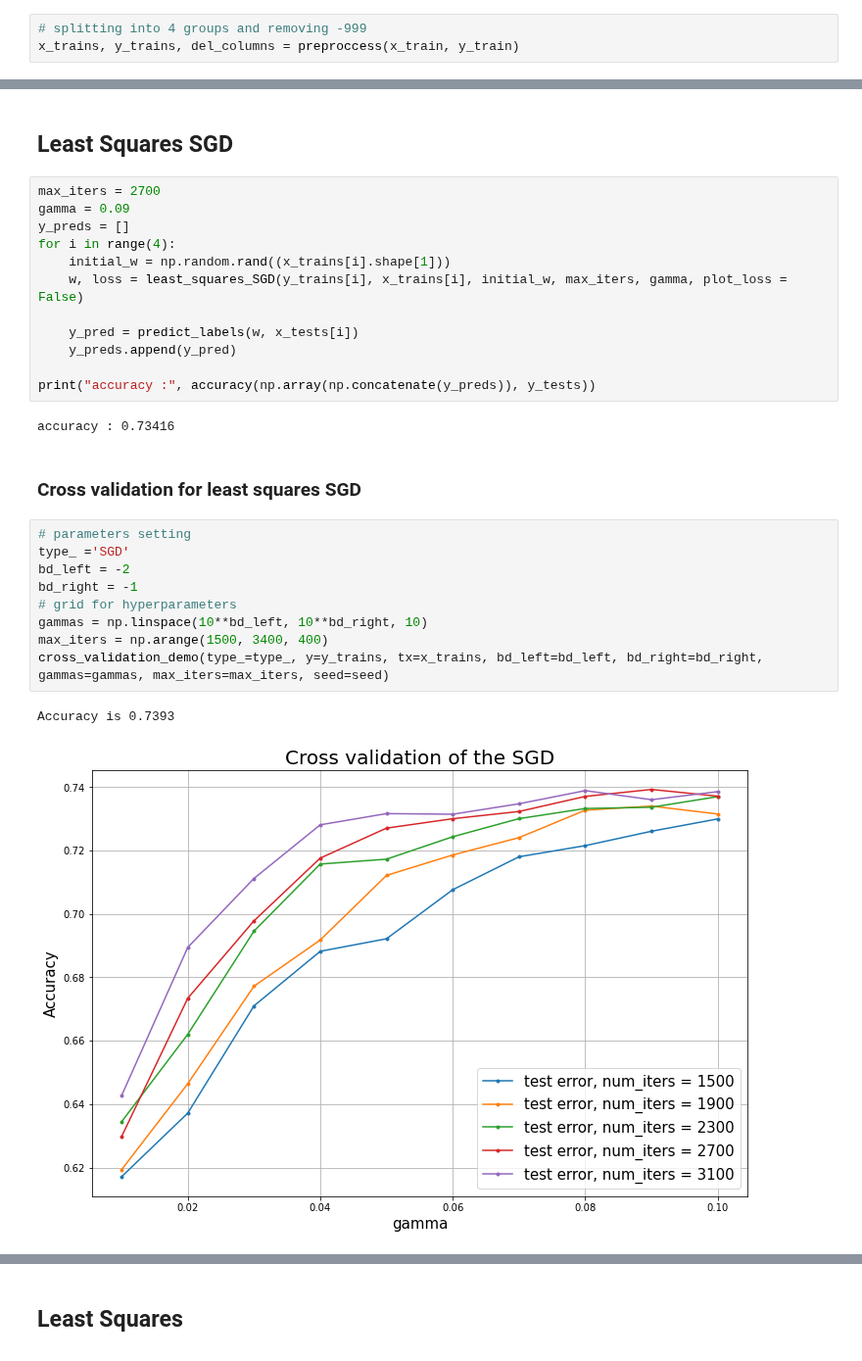
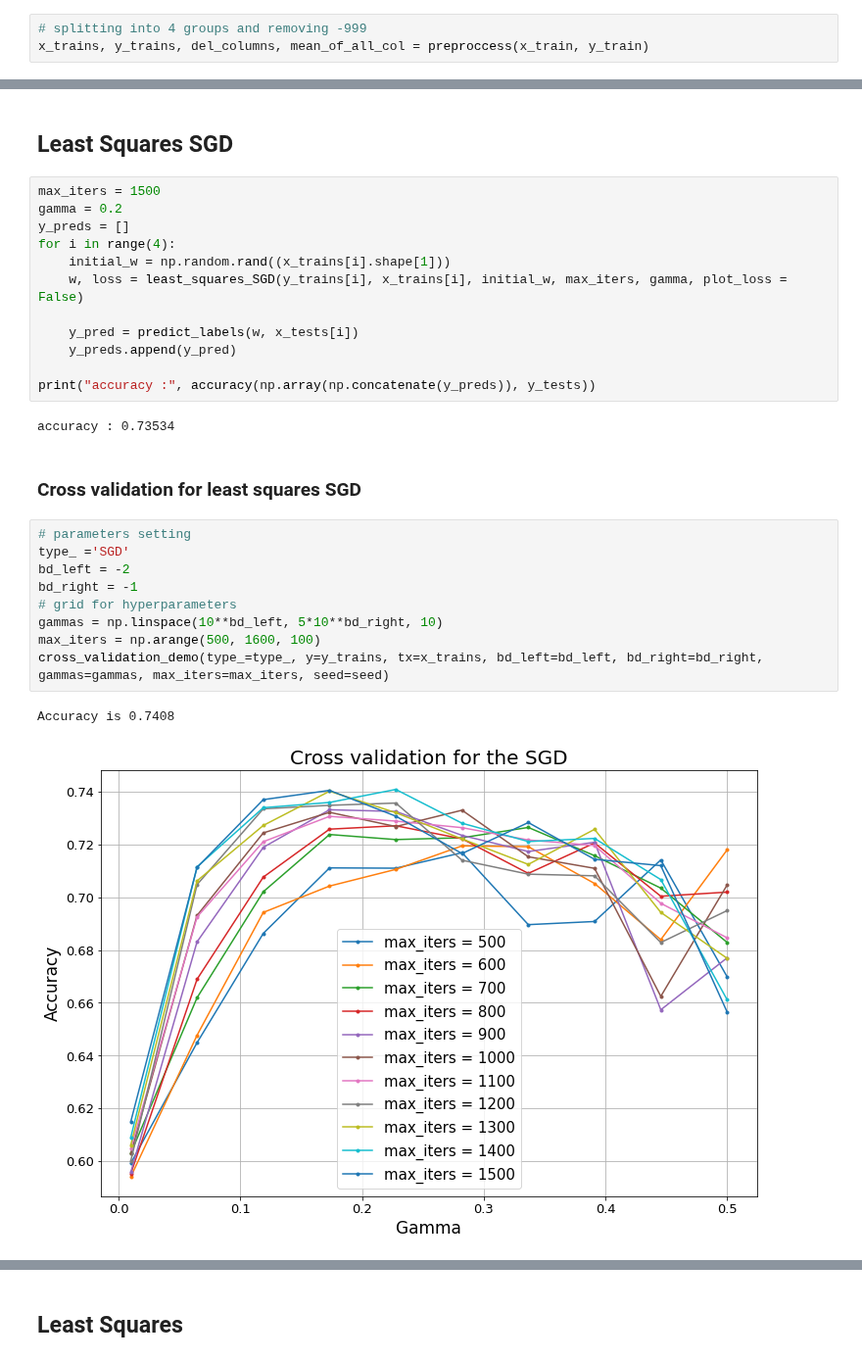
Before and after one commit to SonyaBlinova/ml-project-1-SES, a Jupyter notebook: project_FourGroups.ipynb, the cells around one changed output, grey strips where cells are left out. Shown at 98% size. Drawn from its saved outputs; the diff is of its cells as text.

```diff
--- a/project_FourGroups.ipynb
+++ b/project_FourGroups.ipynb
@@ -27,7 +31,7 @@ ratio = 0.8
 x_train, y_train, x_test, y_test = split_data(input_data, labels, ratio=ratio, seed=seed)
 # %%
 # splitting into 4 groups and removing -999
-x_trains, y_trains, del_columns = preproccess(x_train, y_train)
+x_trains, y_trains, del_columns, mean_of_all_col = preproccess(x_train, y_train)
 # %%
 # remove correlated columns
 x_trains, del_columns_cor = correletions(x_trains)
@@ -92,8 +96,8 @@ Best accutacy = 0.74272**
 # %% [markdown]
 ## Least Squares SGD
 # %%
-max_iters = 2700
-gamma = 0.09
+max_iters = 1500
+gamma = 0.2
 y_preds = []
 for i in range(4):
     initial_w = np.random.rand((x_trains[i].shape[1]))
@@ -104,18 +108,18 @@ for i in range(4):
 
 print("accuracy :", accuracy(np.array(np.concatenate(y_preds)), y_tests))
 # %% [output]
-accuracy : 0.73416
+accuracy : 0.73534
 # %% [markdown]
 ### Cross validation for least squares SGD
 # %%
 # parameters setting
 type_ ='SGD'
 bd_left = -2
 bd_right = -1
 # grid for hyperparameters
-gammas = np.linspace(10**bd_left, 10**bd_right, 10)
-max_iters = np.arange(1500, 3400, 400)
+gammas = np.linspace(10**bd_left, 5*10**bd_right, 10)
+max_iters = np.arange(500, 1600, 100)
 cross_validation_demo(type_=type_, y=y_trains, tx=x_trains, bd_left=bd_left, bd_right=bd_right, gammas=gammas, max_iters=max_iters, seed=seed)
 # %% [output]
-Accuracy is 0.7393
+Accuracy is 0.7408
-[figure, old version]
+[figure, new version]
```
Also changed, not shown: parts of 23 cells of this notebook, 9 other files.
